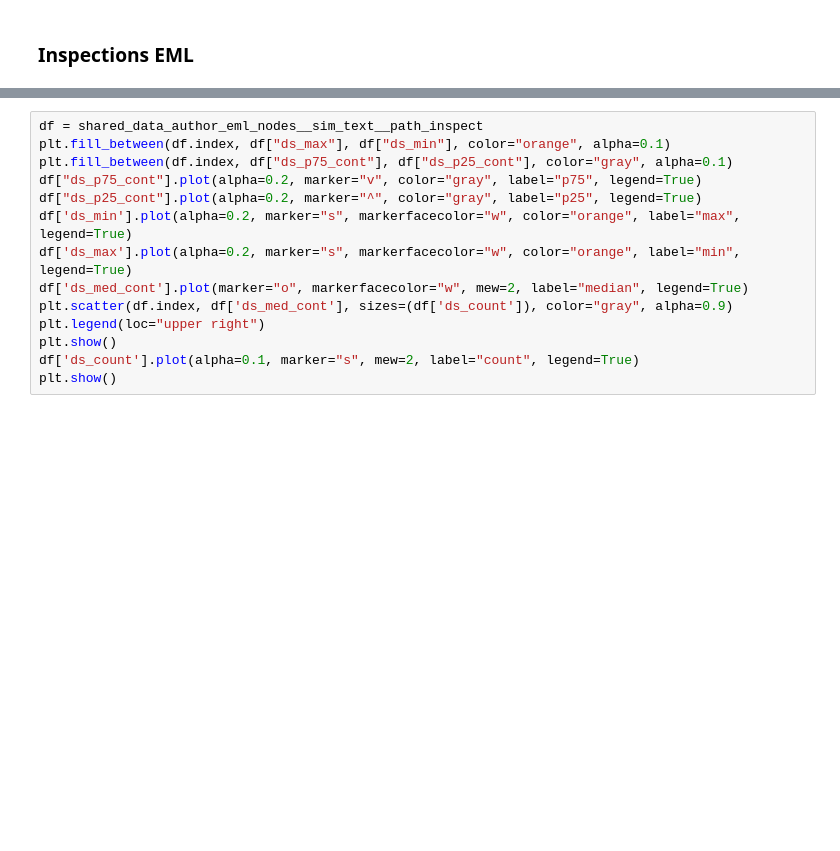
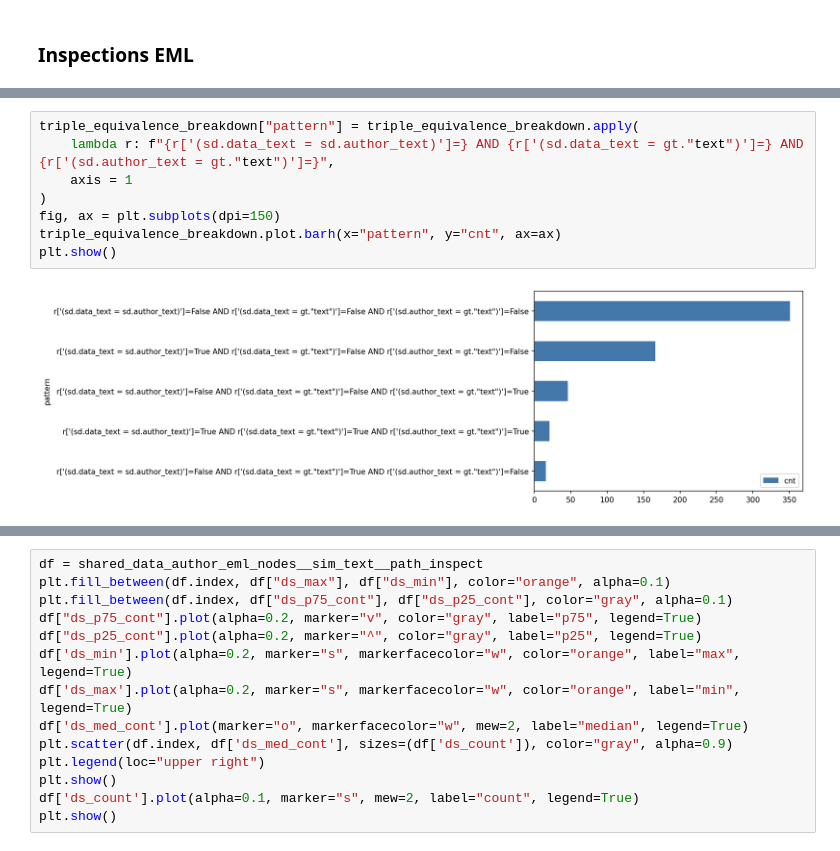
Before and after one commit to mitja-o/metadata-assistant, a Jupyter notebook: _evaluation/statistics/results/cons_cons_semantic_similarity.ipynb, the cells around one changed output, grey strips where cells are left out. Drawn from its saved outputs; the diff is of its cells as text; blank space fills up the shorter version.

```diff
--- a/_evaluation/statistics/results/cons_cons_semantic_similarity.ipynb
+++ b/_evaluation/statistics/results/cons_cons_semantic_similarity.ipynb
@@ -1953,0 +2129,10 @@ shared_data_author_dwc_t_nodes__sim_attributes__path_inspect.nsmallest(10, colum
+# %%
+triple_equivalence_breakdown["pattern"] = triple_equivalence_breakdown.apply(
+    lambda r: f"{r['(sd.data_text = sd.author_text)']=} AND {r['(sd.data_text = gt."text")']=} AND {r['(sd.author_text = gt."text")']=}",
+    axis = 1
+)
+fig, ax = plt.subplots(dpi=150)
+triple_equivalence_breakdown.plot.barh(x="pattern", y="cnt", ax=ax)
+plt.show()
+# %% [output]
+[figure, added]
```
Also changed, not shown: parts of 125 cells of this notebook, 1 other file.
